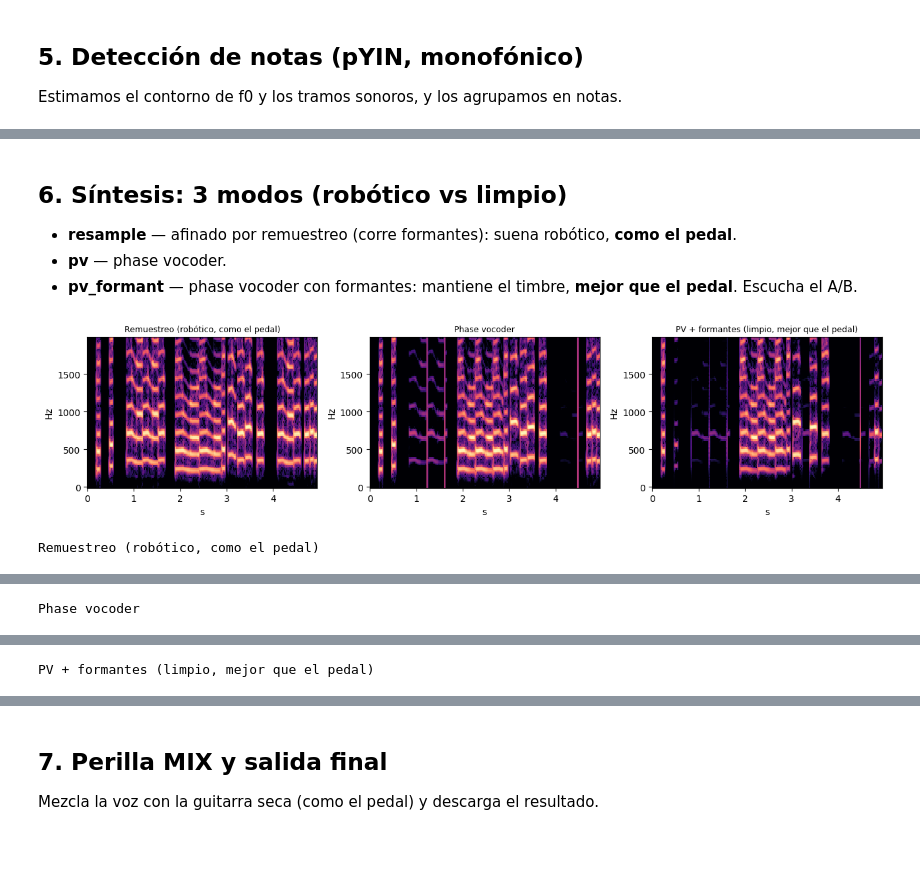
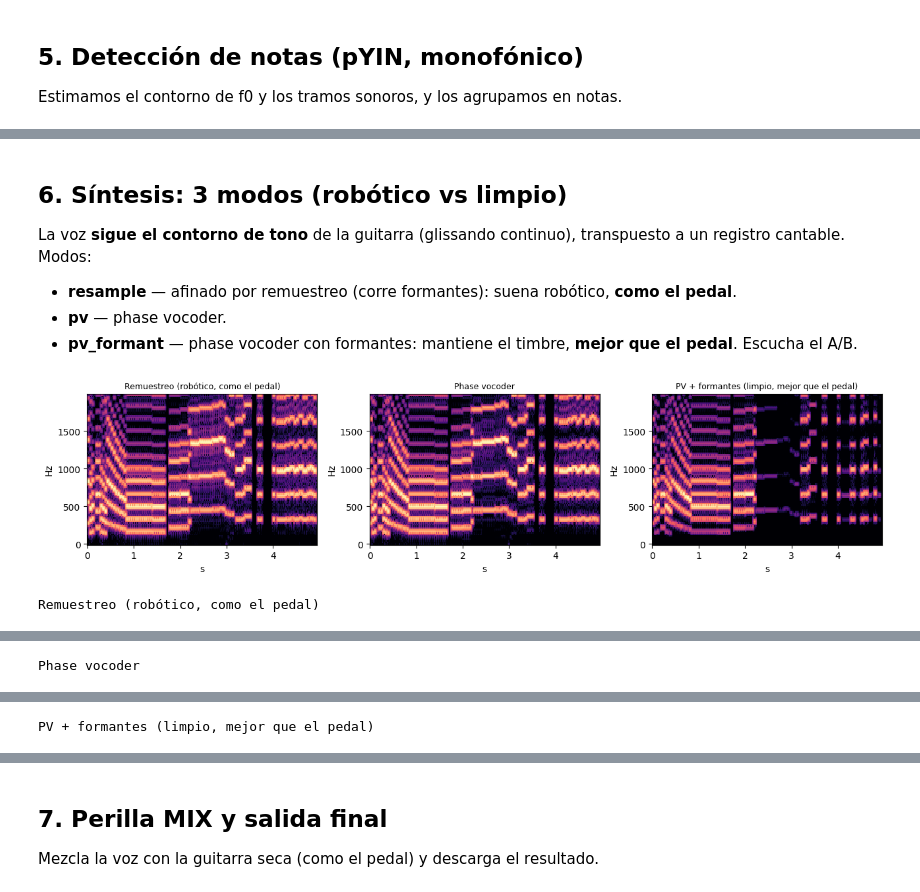
Before and after one commit to k0ngan/mikustromp, a Jupyter notebook: miku_stomp_colab.ipynb, the cells around one changed output, grey strips where cells are left out. Cells and saved outputs as stored; diff of their text form; code cells hidden in the pictures; blank space fills up the shorter version.

```diff
--- a/miku_stomp_colab.ipynb
+++ b/miku_stomp_colab.ipynb
@@ -857,5 +979,6 @@ Notas detectadas: 13
 # %% [markdown]
 ## 6. Síntesis: 3 modos (robótico vs limpio)
+La voz **sigue el contorno de tono** de la guitarra (glissando continuo), transpuesto a un registro cantable. Modos:
 - **resample** — afinado por remuestreo (corre formantes): suena robótico, **como el pedal**.
 - **pv** — phase vocoder.
 - **pv_formant** — phase vocoder con formantes: mantiene el timbre, **mejor que el pedal**.
@@ -863,23 +986,24 @@ Escucha el A/B.
 # %%
 voices = {}
 for method in ["resample", "pv", "pv_formant"]:
-    voices[method] = miku_stomp(notes, SR, voice_grain, voice_f0, len(guitar), method=method)
+    voices[method] = miku_stomp_glide(times, f0, voiced, SR, voice_grain, voice_f0,
+                                      len(guitar), method=method)
 
 labels = {"resample": "Remuestreo (robótico, como el pedal)",
           "pv": "Phase vocoder",
           "pv_formant": "PV + formantes (limpio, mejor que el pedal)"}
 fig, ax = plt.subplots(1, 3, figsize=(13, 3.2))
 for a, mth in zip(ax, voices):
     Xv = stft(voices[mth], n_fft=1024, hop=256)
     Sv = 20 * np.log10(np.abs(Xv).T + 1e-6)
     a.pcolormesh(np.arange(Xv.shape[0]) * 256 / SR, ff[m], Sv[m], shading="auto",
                  cmap="magma", vmin=Sv.max() - 70, vmax=Sv.max())
     a.set_title(labels[mth], fontsize=9); a.set_xlabel("s"); a.set_ylabel("Hz")
 plt.tight_layout(); plt.show()
 for mth in voices:
     print(labels[mth]); display(Audio(normalize_audio(voices[mth]), rate=SR))
 # %% [output]
-[figure, old version]
+[figure, new version]
 Remuestreo (robótico, como el pedal)
 [interactive output not drawn]
 Phase vocoder
```
Also changed, not shown: parts of 4 cells of this notebook, 22 other files.
